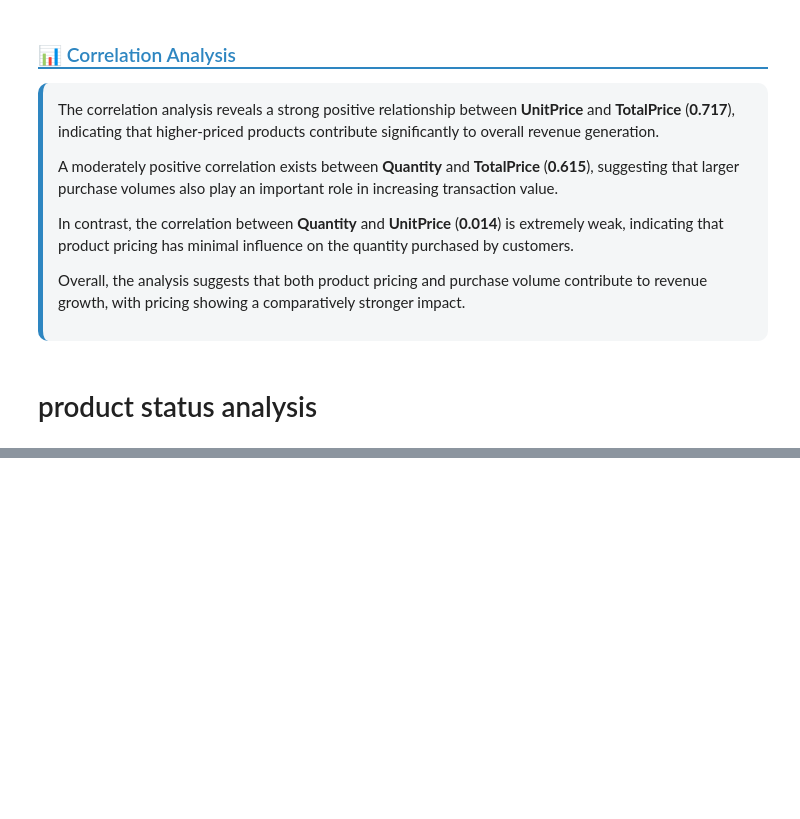
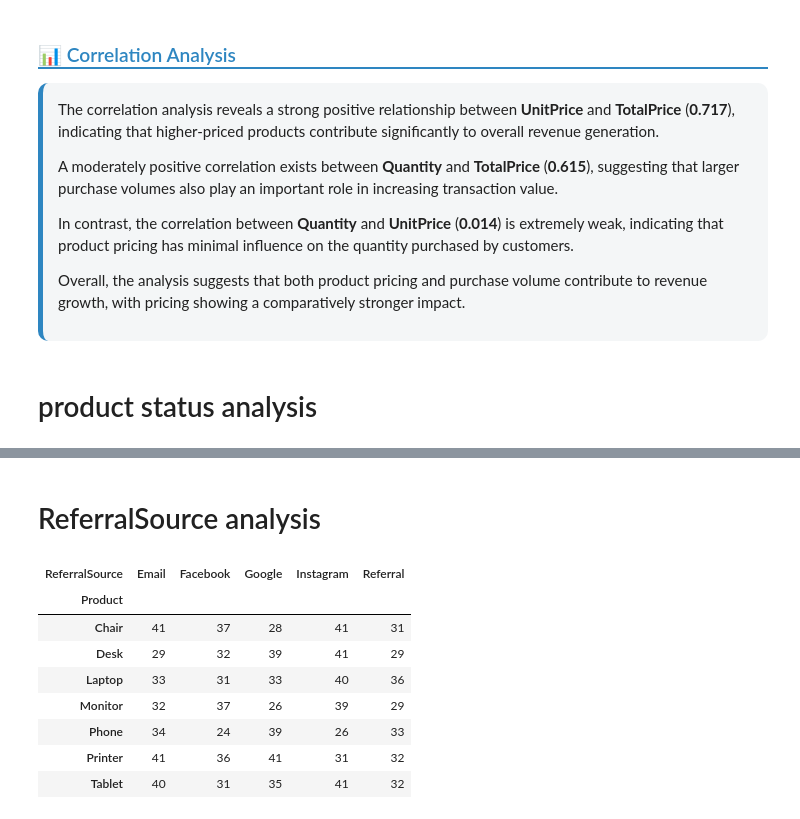
Before and after one commit to Tayyabakhatri/DecodeLab_data_analysis_tayyaba_khatri, a Jupyter notebook: sales-performance-insights.ipynb, the cells around one changed output, grey strips where cells are left out. Saved outputs shown, nothing was run; the diff lists cells and outputs as text; code cells hidden in the pictures; blank space fills up the shorter version.

Commit message:
Referral Source Performance Analysis

```diff
--- a/sales-performance-insights.ipynb
+++ b/sales-performance-insights.ipynb
@@ -382,0 +431,14 @@ df.groupby("Product")['OrderStatus']
+# %% [markdown]
+# ReferralSource analysis
+# %%
+df.groupby(["Product",'ReferralSource']).size().unstack()
+# %% [output]
+| ReferralSource | Email | Facebook | Google | Instagram | Referral |
+| Product |  |  |  |  |  |
+| Chair | 41 | 37 | 28 | 41 | 31 |
+| Desk | 29 | 32 | 39 | 41 | 29 |
+| Laptop | 33 | 31 | 33 | 40 | 36 |
+| Monitor | 32 | 37 | 26 | 39 | 29 |
+| Phone | 34 | 24 | 39 | 26 | 33 |
+| Printer | 41 | 36 | 41 | 31 | 32 |
+| Tablet | 40 | 31 | 35 | 41 | 32 |
```
Also changed, not shown: parts of 3 cells of this notebook.
